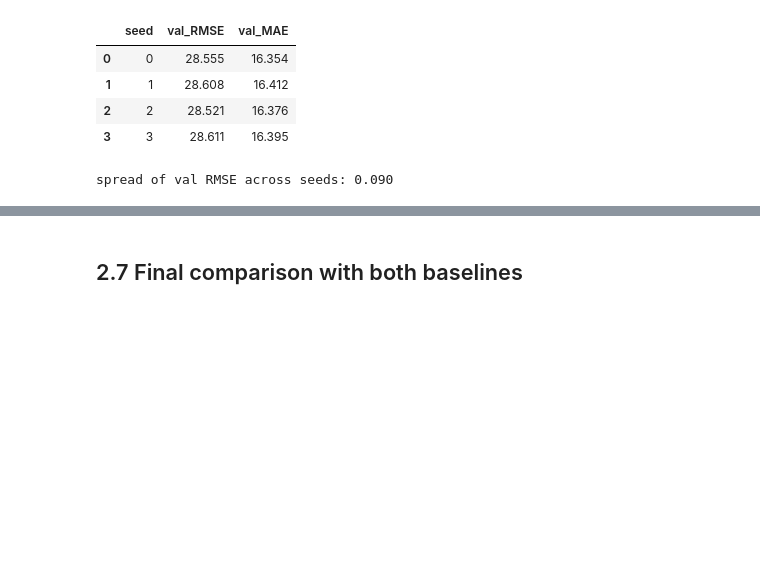
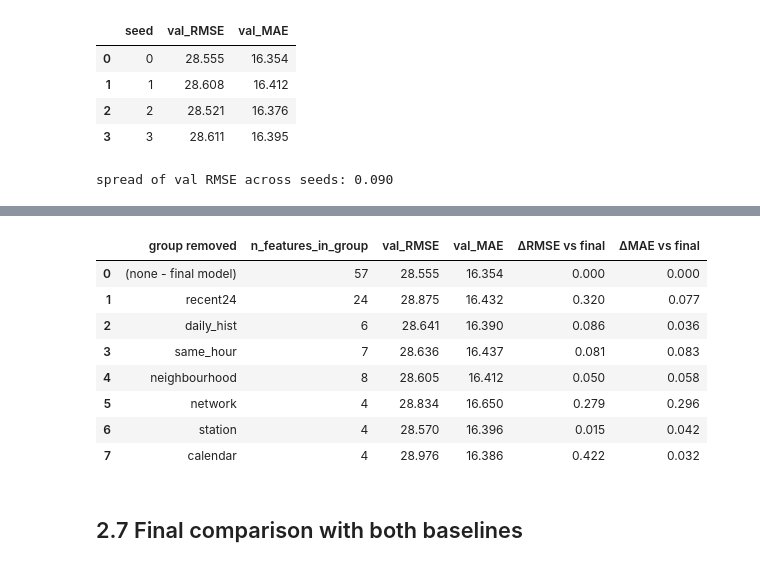
Before and after one commit to ayush-kumar-singh-139/CS771_MiniProject1, a Jupyter notebook: Generated/mini_project_1.ipynb, the cells around one changed output, grey strips where cells are left out. Drawn from its saved outputs; the diff is of its cells as text; code cells hidden in the pictures; blank space fills up the shorter version.

```diff
--- a/Generated/mini_project_1.ipynb
+++ b/Generated/mini_project_1.ipynb
@@ -789,3 +800,26 @@ spread of val RMSE across seeds: 0.090
+# %%
+FINAL = list(FM.FINAL_GROUPS)
+abl7 = [("(none - final model)", len(fcols), M.rmse(ours_va, y_va), M.mae(ours_va, y_va))]
+for g in FINAL:
+    keep = cols([x for x in FINAL if x != g])
+    ms = FM.fit_final_models(X2_tr[:, keep], y2_tr, pers2_tr, BEST_ALPHA, BEST_ET)
+    p = FM.predict_final(ms, X2_va[:, keep], pers_va)
+    abl7.append((g, group_slices[g].stop - group_slices[g].start, M.rmse(p, y_va), M.mae(p, y_va)))
+abl7 = pd.DataFrame(abl7, columns=["group removed", "n_features_in_group", "val_RMSE", "val_MAE"])
+abl7["ΔRMSE vs final"] = (abl7.val_RMSE - abl7.val_RMSE.iloc[0]).round(3)
+abl7["ΔMAE vs final"] = (abl7.val_MAE - abl7.val_MAE.iloc[0]).round(3)
+abl7.to_csv(RES_DIR / "part2_ablation_final_model.csv", index=False)
+display(abl7.round(3))
+# %% [output]
+|  | group removed | n_features_in_group | val_RMSE | val_MAE | ΔRMSE vs final | ΔMAE vs final |
+| 0 | (none - final model) | 57 | 28.555 | 16.354 | 0.000 | 0.000 |
+| 1 | recent24 | 24 | 28.875 | 16.432 | 0.320 | 0.077 |
+| 2 | daily_hist | 6 | 28.641 | 16.390 | 0.086 | 0.036 |
+| 3 | same_hour | 7 | 28.636 | 16.437 | 0.081 | 0.083 |
+| 4 | neighbourhood | 8 | 28.605 | 16.412 | 0.050 | 0.058 |
+| 5 | network | 4 | 28.834 | 16.650 | 0.279 | 0.296 |
+| 6 | station | 4 | 28.570 | 16.396 | 0.015 | 0.042 |
+| 7 | calendar | 4 | 28.976 | 16.386 | 0.422 | 0.032 |
 # %% [markdown]
 ## 2.7 Final comparison with both baselines
 # %%
```
Also changed, not shown: parts of 16 cells of this notebook, 34 other files.
